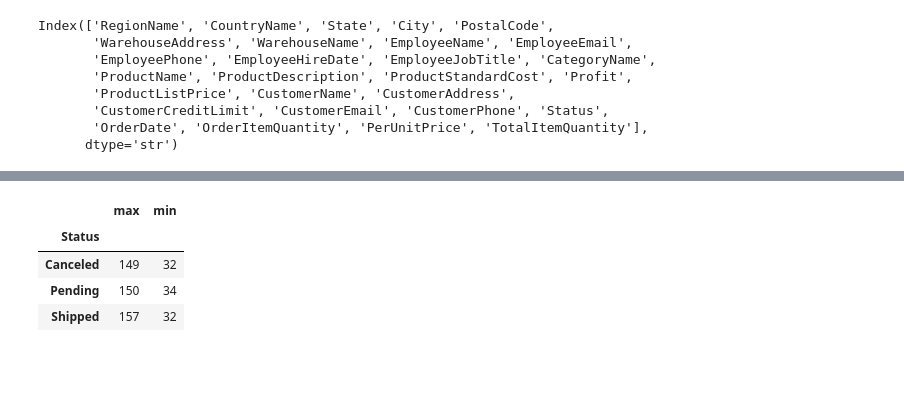
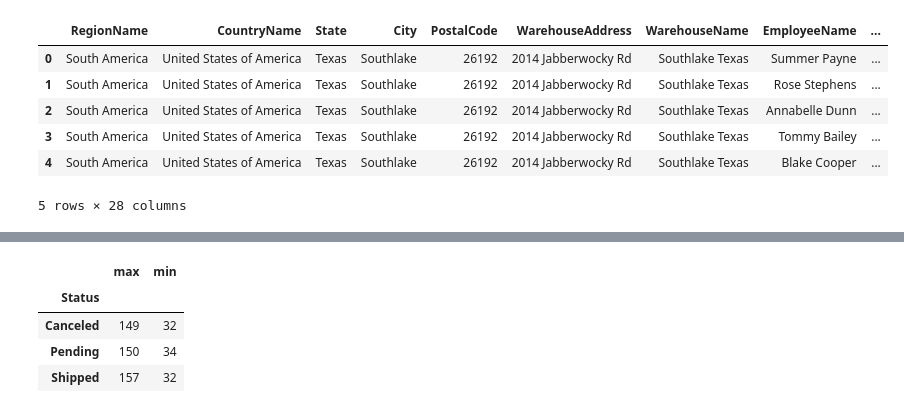
Before and after one commit to hamidurrahman-0824/my_snippet, a Jupyter notebook: PANDAS/n_analysis_5.ipynb, the cells around one changed output, grey strips where cells are left out. Drawn from its saved outputs; the diff is of its cells as text; code cells hidden in the pictures; blank space fills up the shorter version.

```diff
--- a/PANDAS/n_analysis_5.ipynb
+++ b/PANDAS/n_analysis_5.ipynb
@@ -1,18 +1,16 @@
 # %%
 import pandas as pd
 import matplotlib.pyplot as plt
 df = pd.read_csv(r"C:\Users\user\my_snippet\DataSets\ML-Dataset.csv")
 df.head()
-df.columns
 # %% [output]
+|  | RegionName | CountryName | State | City | PostalCode | WarehouseAddress | WarehouseName | EmployeeName | ... |
+| 0 | South America | United States of America | Texas | Southlake | 26192 | 2014 Jabberwocky Rd | Southlake Texas | Summer Payne | ... |
+| 1 | South America | United States of America | Texas | Southlake | 26192 | 2014 Jabberwocky Rd | Southlake Texas | Rose Stephens | ... |
+| 2 | South America | United States of America | Texas | Southlake | 26192 | 2014 Jabberwocky Rd | Southlake Texas | Annabelle Dunn | ... |
+| 3 | South America | United States of America | Texas | Southlake | 26192 | 2014 Jabberwocky Rd | Southlake Texas | Tommy Bailey | ... |
+| 4 | South America | United States of America | Texas | Southlake | 26192 | 2014 Jabberwocky Rd | Southlake Texas | Blake Cooper | ... |
-Index(['RegionName', 'CountryName', 'State', 'City', 'PostalCode',
-       'WarehouseAddress', 'WarehouseName', 'EmployeeName', 'EmployeeEmail',
-       'EmployeePhone', 'EmployeeHireDate', 'EmployeeJobTitle', 'CategoryName',
-       'ProductName', 'ProductDescription', 'ProductStandardCost', 'Profit',
-       'ProductListPrice', 'CustomerName', 'CustomerAddress',
-       'CustomerCreditLimit', 'CustomerEmail', 'CustomerPhone', 'Status',
-       'OrderDate', 'OrderItemQuantity', 'PerUnitPrice', 'TotalItemQuantity'],
-      dtype='str')
+5 rows × 28 columns
 # %%
 df['Date'] = pd.to_datetime(df['OrderDate'])
 df['Month'] = df['Date'].dt.to_period("M")
```
Also changed, not shown: parts of 2 cells of this notebook, 6 other files.
